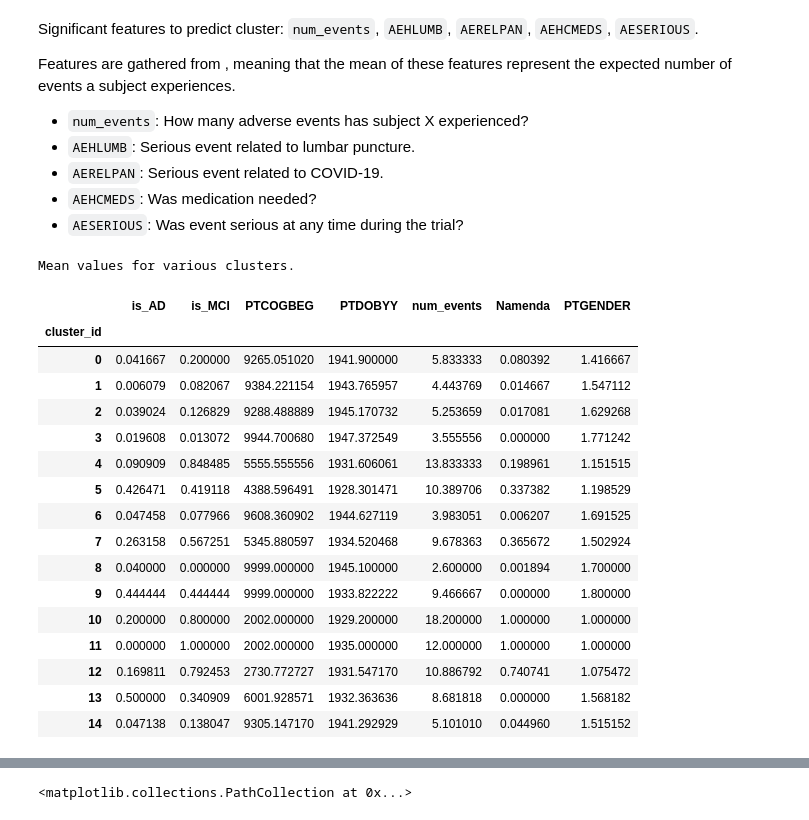
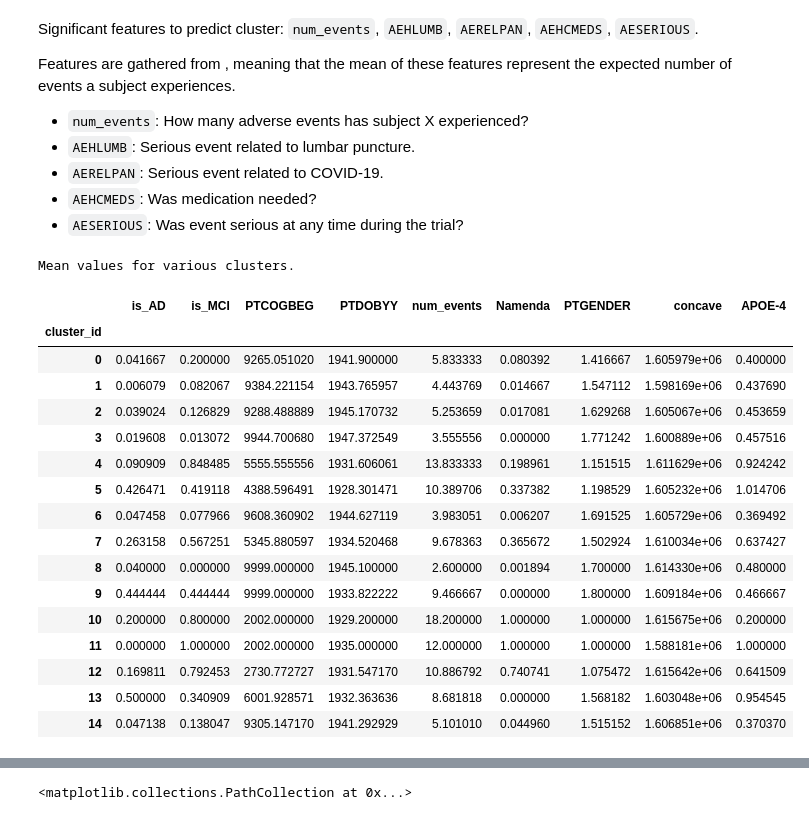
Before and after one commit to Vaakir/unsupervised-deep-learning-bachelor-thesis, a Jupyter notebook: clustering.ipynb, the cells around one changed output, grey strips where cells are left out. Drawn from its saved outputs; the diff is of its cells as text; code cells hidden in the pictures.

```diff
--- a/clustering.ipynb
+++ b/clustering.ipynb
@@ -163,3 +269,16 @@ plot_clusters(latent_scaled[all_subjects["Group"]!=0], labels_nat[all_subjects["
+# %%
+import pandas as pd
+all_subjects = pd.read_csv("Data/subjects_nan.csv").drop(columns="Unnamed: 0")
+all_subjects["is_AD"] = all_subjects["Group"] == 2
+all_subjects["is_MCI"] = all_subjects["Group"] == 1
+all_subjects["APOE-4"] = (all_subjects["APOEGEN_1"] == 4).astype("int") + (all_subjects["APOEGEN_2"] == 4).astype("int")
+
+all_subjects["age"] = all_subjects["first_mmse_year"] - all_subjects["PTDOBYY"]
+# age_AD = all_subjects.loc[all_subjects["Group"]==2,"age"].mean()
+# age_CN = all_subjects.loc[all_subjects["Group"]==0,"age"].mean()
+# print(f"{age_AD:.2f} - {age_CN:.2f} = {age_AD - age_CN:.2f}")
+
+first_visit = all_subjects.sort_values("imgDate").groupby("subject").first()
 # %%
 labels_nat = np.zeros(len(latent_scaled))
 labels_nat[1326 : 1787]=1
@@ -240,23 +349,23 @@ Features are gathered from , meaning that the mean of these features represent t
 - ``AESERIOUS``: Was event serious at any time during the trial?
 # %%
 print("Mean values for various clusters.")
-all_subjects[["is_AD","is_MCI","cluster_id","PTCOGBEG","PTDOBYY","num_events","Namenda","PTGENDER"]].groupby(by="cluster_id").mean()
+all_subjects[["is_AD","is_MCI","cluster_id","PTCOGBEG","PTDOBYY","num_events","Namenda","PTGENDER","concave","APOE-4"]].groupby(by="cluster_id").mean()
 # %% [output]
 Mean values for various clusters.
-|  | is_AD | is_MCI | PTCOGBEG | PTDOBYY | num_events | Namenda | PTGENDER |
-| cluster_id |  |  |  |  |  |  |  |
-| 0 | 0.041667 | 0.200000 | 9265.051020 | 1941.900000 | 5.833333 | 0.080392 | 1.416667 |
-| 1 | 0.006079 | 0.082067 | 9384.221154 | 1943.765957 | 4.443769 | 0.014667 | 1.547112 |
-| 2 | 0.039024 | 0.126829 | 9288.488889 | 1945.170732 | 5.253659 | 0.017081 | 1.629268 |
-| 3 | 0.019608 | 0.013072 | 9944.700680 | 1947.372549 | 3.555556 | 0.000000 | 1.771242 |
-| 4 | 0.090909 | 0.848485 | 5555.555556 | 1931.606061 | 13.833333 | 0.198961 | 1.151515 |
-| 5 | 0.426471 | 0.419118 | 4388.596491 | 1928.301471 | 10.389706 | 0.337382 | 1.198529 |
-| 6 | 0.047458 | 0.077966 | 9608.360902 | 1944.627119 | 3.983051 | 0.006207 | 1.691525 |
-| 7 | 0.263158 | 0.567251 | 5345.880597 | 1934.520468 | 9.678363 | 0.365672 | 1.502924 |
-| 8 | 0.040000 | 0.000000 | 9999.000000 | 1945.100000 | 2.600000 | 0.001894 | 1.700000 |
-| 9 | 0.444444 | 0.444444 | 9999.000000 | 1933.822222 | 9.466667 | 0.000000 | 1.800000 |
-| 10 | 0.200000 | 0.800000 | 2002.000000 | 1929.200000 | 18.200000 | 1.000000 | 1.000000 |
-| 11 | 0.000000 | 1.000000 | 2002.000000 | 1935.000000 | 12.000000 | 1.000000 | 1.000000 |
-| 12 | 0.169811 | 0.792453 | 2730.772727 | 1931.547170 | 10.886792 | 0.740741 | 1.075472 |
-| 13 | 0.500000 | 0.340909 | 6001.928571 | 1932.363636 | 8.681818 | 0.000000 | 1.568182 |
-| 14 | 0.047138 | 0.138047 | 9305.147170 | 1941.292929 | 5.101010 | 0.044960 | 1.515152 |
+|  | is_AD | is_MCI | PTCOGBEG | PTDOBYY | num_events | Namenda | PTGENDER | concave | APOE-4 |
+| cluster_id |  |  |  |  |  |  |  |  |  |
+| 0 | 0.041667 | 0.200000 | 9265.051020 | 1941.900000 | 5.833333 | 0.080392 | 1.416667 | 1.605979e+06 | 0.400000 |
+| 1 | 0.006079 | 0.082067 | 9384.221154 | 1943.765957 | 4.443769 | 0.014667 | 1.547112 | 1.598169e+06 | 0.437690 |
+| 2 | 0.039024 | 0.126829 | 9288.488889 | 1945.170732 | 5.253659 | 0.017081 | 1.629268 | 1.605067e+06 | 0.453659 |
+| 3 | 0.019608 | 0.013072 | 9944.700680 | 1947.372549 | 3.555556 | 0.000000 | 1.771242 | 1.600889e+06 | 0.457516 |
+| 4 | 0.090909 | 0.848485 | 5555.555556 | 1931.606061 | 13.833333 | 0.198961 | 1.151515 | 1.611629e+06 | 0.924242 |
+| 5 | 0.426471 | 0.419118 | 4388.596491 | 1928.301471 | 10.389706 | 0.337382 | 1.198529 | 1.605232e+06 | 1.014706 |
+| 6 | 0.047458 | 0.077966 | 9608.360902 | 1944.627119 | 3.983051 | 0.006207 | 1.691525 | 1.605729e+06 | 0.369492 |
+| 7 | 0.263158 | 0.567251 | 5345.880597 | 1934.520468 | 9.678363 | 0.365672 | 1.502924 | 1.610034e+06 | 0.637427 |
+| 8 | 0.040000 | 0.000000 | 9999.000000 | 1945.100000 | 2.600000 | 0.001894 | 1.700000 | 1.614330e+06 | 0.480000 |
+| 9 | 0.444444 | 0.444444 | 9999.000000 | 1933.822222 | 9.466667 | 0.000000 | 1.800000 | 1.609184e+06 | 0.466667 |
+| 10 | 0.200000 | 0.800000 | 2002.000000 | 1929.200000 | 18.200000 | 1.000000 | 1.000000 | 1.615675e+06 | 0.200000 |
+| 11 | 0.000000 | 1.000000 | 2002.000000 | 1935.000000 | 12.000000 | 1.000000 | 1.000000 | 1.588181e+06 | 1.000000 |
+| 12 | 0.169811 | 0.792453 | 2730.772727 | 1931.547170 | 10.886792 | 0.740741 | 1.075472 | 1.615642e+06 | 0.641509 |
+| 13 | 0.500000 | 0.340909 | 6001.928571 | 1932.363636 | 8.681818 | 0.000000 | 1.568182 | 1.603048e+06 | 0.954545 |
+| 14 | 0.047138 | 0.138047 | 9305.147170 | 1941.292929 | 5.101010 | 0.044960 | 1.515152 | 1.606851e+06 | 0.370370 |
```
Also changed, not shown: parts of 35 cells of this notebook, 19 other files.
